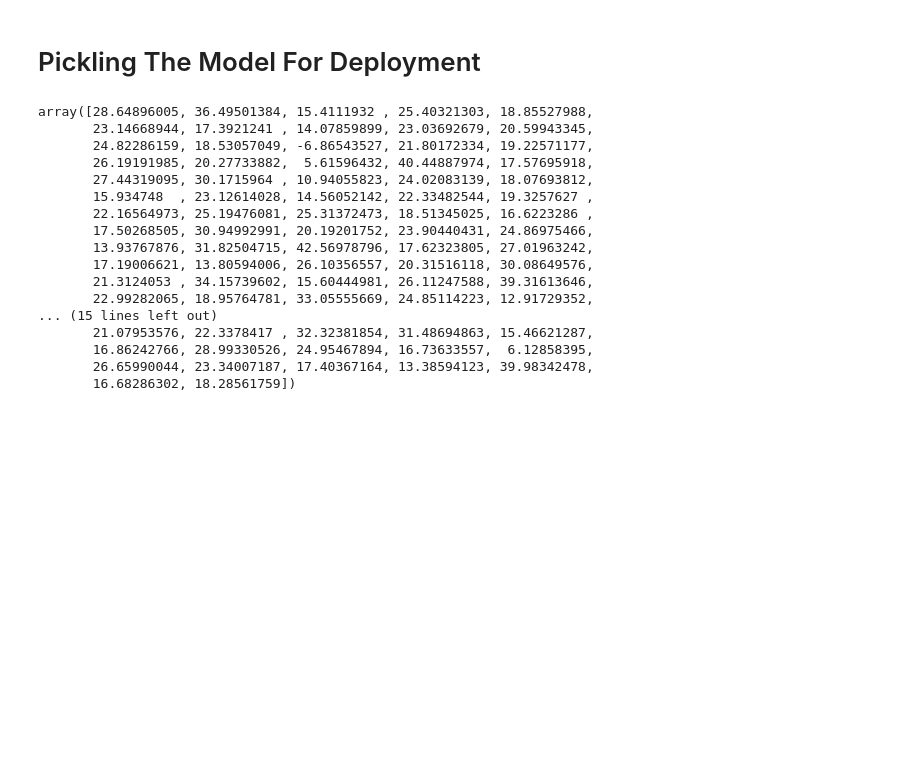
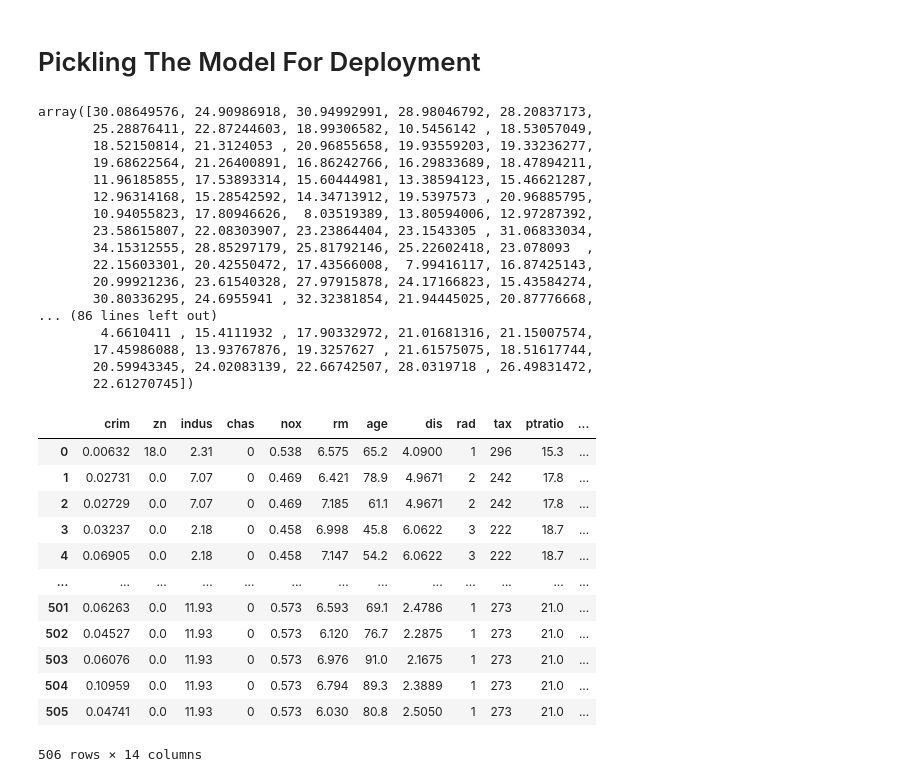
Before and after one commit to Lakshmicharanreddy/Boston-House-Price-Prediction, a Jupyter notebook: Boston House Price Prediction.ipynb, the cells around one changed output. Drawn from its saved outputs; the diff is of its cells as text; code cells hidden in the pictures; blank space fills up the shorter version.

```diff
--- a/Boston House Price Prediction.ipynb
+++ b/Boston House Price Prediction.ipynb
@@ -270,23 +282,38 @@ pickle.dump(model,open('regmodel.pkl','wb'))
 # %%
 pickled_model = pickle.load(open('regmodel.pkl','rb'))
 # %%
-pred1 = pickled_model.predict(x_test)
-pred1
+pickled_model.predict(scaler.transform(boston_data_new))
 # %% [output]
-array([28.64896005, 36.49501384, 15.4111932 , 25.40321303, 18.85527988,
-       23.14668944, 17.3921241 , 14.07859899, 23.03692679, 20.59943345,
-       24.82286159, 18.53057049, -6.86543527, 21.80172334, 19.22571177,
-       26.19191985, 20.27733882,  5.61596432, 40.44887974, 17.57695918,
-       27.44319095, 30.1715964 , 10.94055823, 24.02083139, 18.07693812,
-       15.934748  , 23.12614028, 14.56052142, 22.33482544, 19.3257627 ,
-       22.16564973, 25.19476081, 25.31372473, 18.51345025, 16.6223286 ,
-       17.50268505, 30.94992991, 20.19201752, 23.90440431, 24.86975466,
-       13.93767876, 31.82504715, 42.56978796, 17.62323805, 27.01963242,
-       17.19006621, 13.80594006, 26.10356557, 20.31516118, 30.08649576,
-       21.3124053 , 34.15739602, 15.60444981, 26.11247588, 39.31613646,
-       22.99282065, 18.95764781, 33.05555669, 24.85114223, 12.91729352,
-... (15 lines left out)
-       21.07953576, 22.3378417 , 32.32381854, 31.48694863, 15.46621287,
-       16.86242766, 28.99330526, 24.95467894, 16.73633557,  6.12858395,
-       26.65990044, 23.34007187, 17.40367164, 13.38594123, 39.98342478,
-       16.68286302, 18.28561759])
+array([30.08649576, 24.90986918, 30.94992991, 28.98046792, 28.20837173,
+       25.28876411, 22.87244603, 18.99306582, 10.5456142 , 18.53057049,
+       18.52150814, 21.3124053 , 20.96855658, 19.93559203, 19.33236277,
+       19.68622564, 21.26400891, 16.86242766, 16.29833689, 18.47894211,
+       11.96185855, 17.53893314, 15.60444981, 13.38594123, 15.46621287,
+       12.96314168, 15.28542592, 14.34713912, 19.5397573 , 20.96885795,
+       10.94055823, 17.80946626,  8.03519389, 13.80594006, 12.97287392,
+       23.58615807, 22.08303907, 23.23864404, 23.1543305 , 31.06833034,
+       34.15312555, 28.85297179, 25.81792146, 25.22602418, 23.078093  ,
+       22.15603301, 20.42550472, 17.43566008,  7.99416117, 16.87425143,
+       20.99921236, 23.61540328, 27.97915878, 24.17166823, 15.43584274,
+       30.80336295, 24.6955941 , 32.32381854, 21.94445025, 20.87776668,
+... (86 lines left out)
+        4.6610411 , 15.4111932 , 17.90332972, 21.01681316, 21.15007574,
+       17.45986088, 13.93767876, 19.3257627 , 21.61575075, 18.51617744,
+       20.59943345, 24.02083139, 22.66742507, 28.0319718 , 26.49831472,
+       22.61270745])
+# %%
+df
+# %% [output]
+|  | crim | zn | indus | chas | nox | rm | age | dis | rad | tax | ptratio | ... |
+| 0 | 0.00632 | 18.0 | 2.31 | 0 | 0.538 | 6.575 | 65.2 | 4.0900 | 1 | 296 | 15.3 | ... |
+| 1 | 0.02731 | 0.0 | 7.07 | 0 | 0.469 | 6.421 | 78.9 | 4.9671 | 2 | 242 | 17.8 | ... |
+| 2 | 0.02729 | 0.0 | 7.07 | 0 | 0.469 | 7.185 | 61.1 | 4.9671 | 2 | 242 | 17.8 | ... |
+| 3 | 0.03237 | 0.0 | 2.18 | 0 | 0.458 | 6.998 | 45.8 | 6.0622 | 3 | 222 | 18.7 | ... |
+| 4 | 0.06905 | 0.0 | 2.18 | 0 | 0.458 | 7.147 | 54.2 | 6.0622 | 3 | 222 | 18.7 | ... |
+| ... | ... | ... | ... | ... | ... | ... | ... | ... | ... | ... | ... | ... |
+| 501 | 0.06263 | 0.0 | 11.93 | 0 | 0.573 | 6.593 | 69.1 | 2.4786 | 1 | 273 | 21.0 | ... |
+| 502 | 0.04527 | 0.0 | 11.93 | 0 | 0.573 | 6.120 | 76.7 | 2.2875 | 1 | 273 | 21.0 | ... |
+| 503 | 0.06076 | 0.0 | 11.93 | 0 | 0.573 | 6.976 | 91.0 | 2.1675 | 1 | 273 | 21.0 | ... |
+| 504 | 0.10959 | 0.0 | 11.93 | 0 | 0.573 | 6.794 | 89.3 | 2.3889 | 1 | 273 | 21.0 | ... |
+| 505 | 0.04741 | 0.0 | 11.93 | 0 | 0.573 | 6.030 | 80.8 | 2.5050 | 1 | 273 | 21.0 | ... |
+506 rows × 14 columns
```
Also changed, not shown: parts of 4 cells of this notebook, 4 other files.
